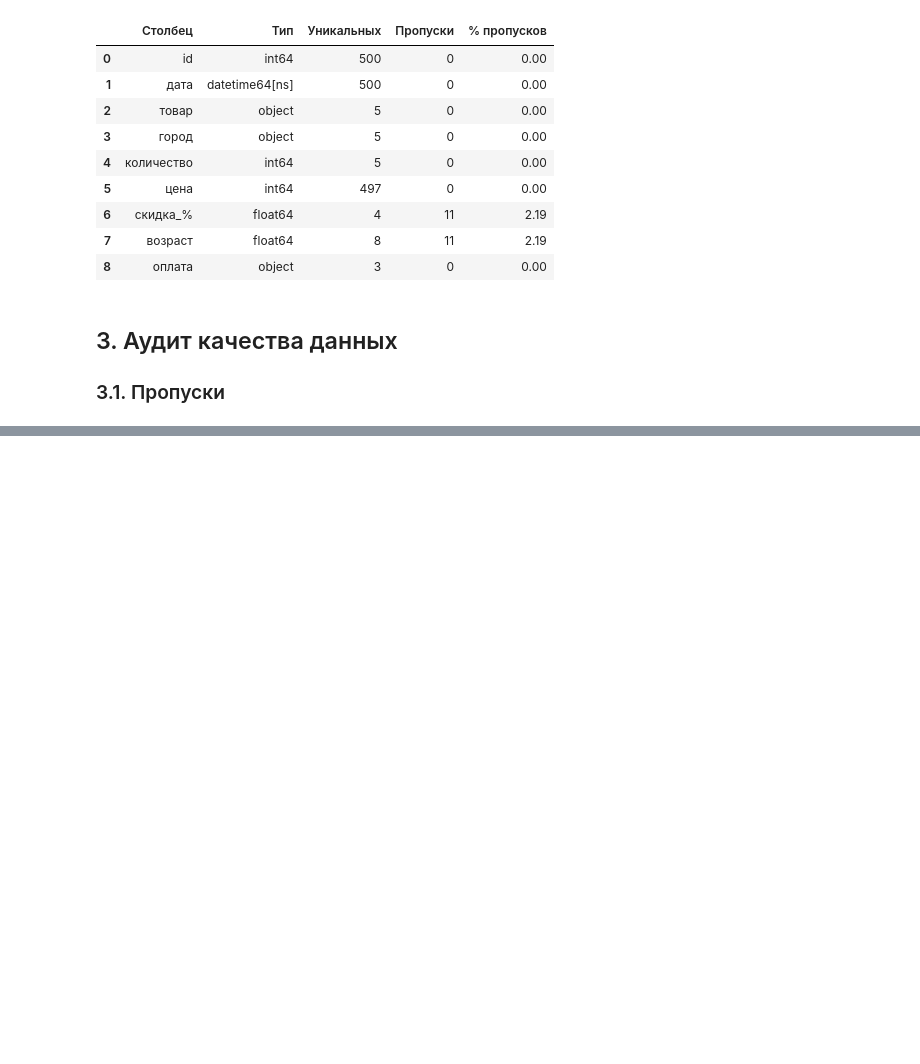
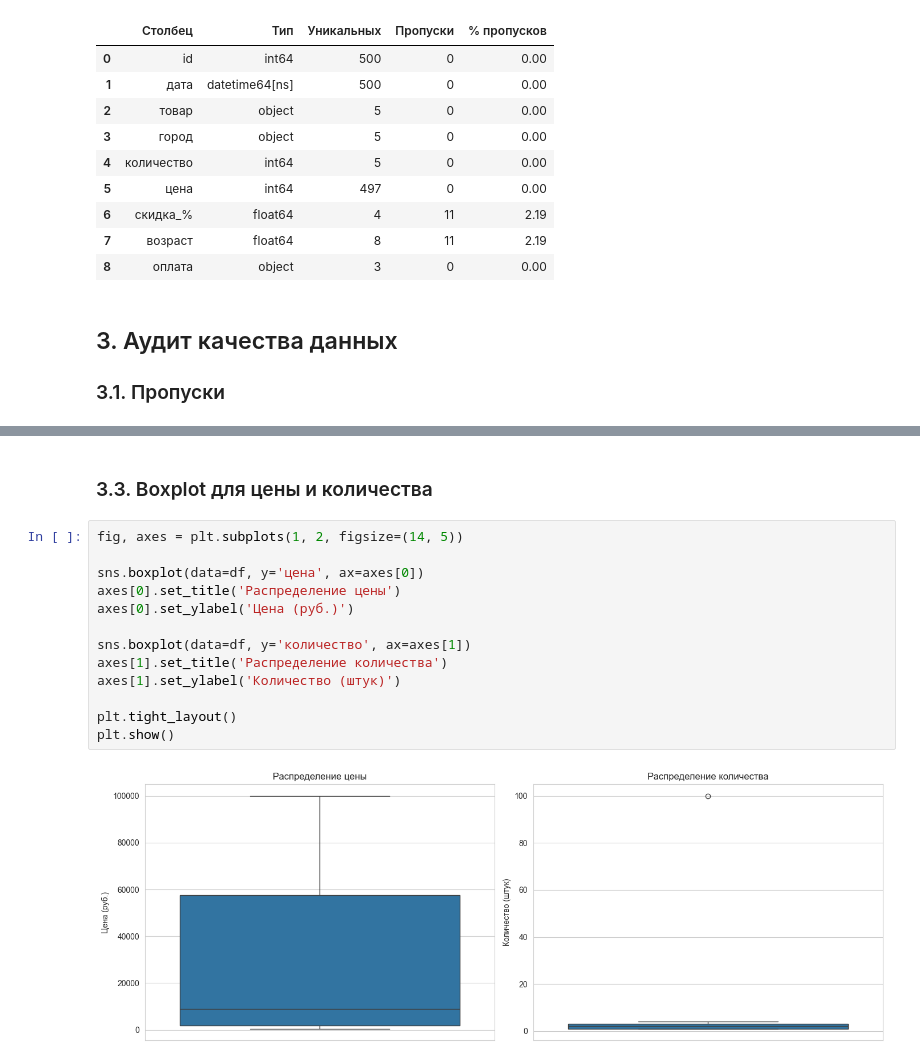
Before and after one commit to shahistakochkarova-debug/Laba-1, a Jupyter notebook: notebooks/1_data_understanding.ipynb, the cells around one changed output, grey strips where cells are left out. Saved outputs shown, nothing was run; the diff lists cells and outputs as text; blank space fills up the shorter version.

```diff
--- a/notebooks/1_data_understanding.ipynb
+++ b/notebooks/1_data_understanding.ipynb
@@ -414,0 +164,17 @@ print("Чёткой зависимости 'дороже = больше скид
+# %% [markdown]
+### 3.3. Boxplot для цены и количества
+# %%
+fig, axes = plt.subplots(1, 2, figsize=(14, 5))
+
+sns.boxplot(data=df, y='цена', ax=axes[0])
+axes[0].set_title('Распределение цены')
+axes[0].set_ylabel('Цена (руб.)')
+
+sns.boxplot(data=df, y='количество', ax=axes[1])
+axes[1].set_title('Распределение количества')
+axes[1].set_ylabel('Количество (штук)')
+
+plt.tight_layout()
+plt.show()
+# %% [output]
+[figure, added]
```
Also changed, not shown: parts of 55 cells of this notebook.
